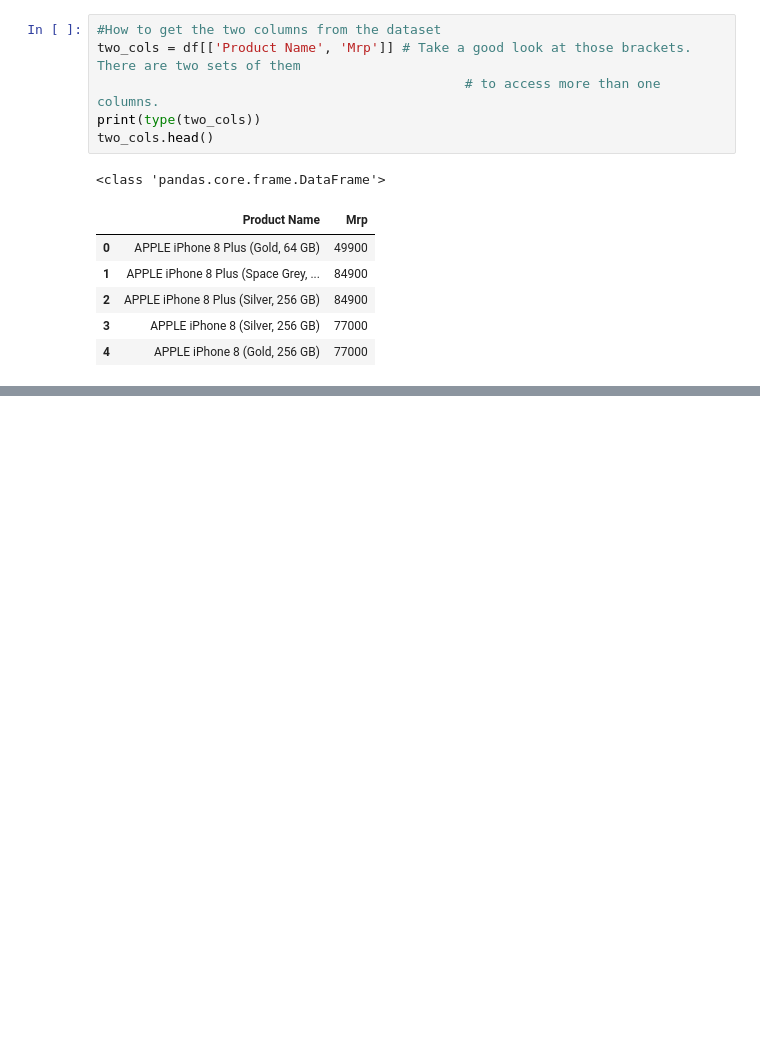
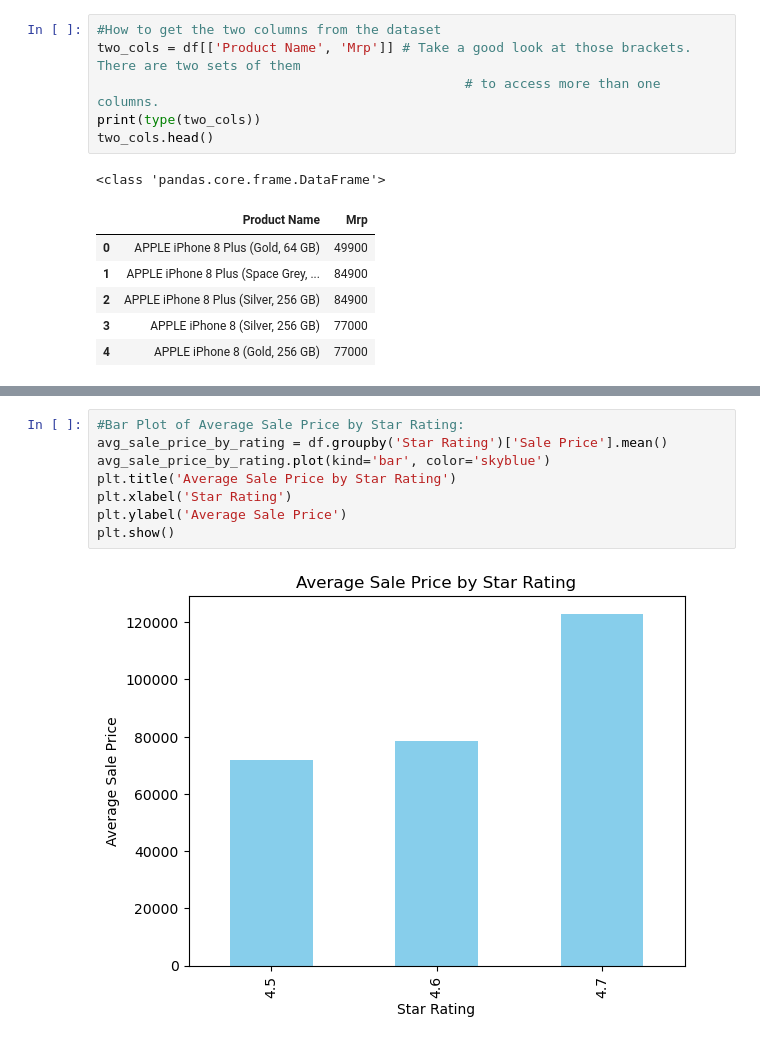
Before and after one commit to gowthamresu/Iphone-Data-Analysis, a Jupyter notebook: Iphone Data Analysis .ipynb, the cells around one changed output, grey strips where cells are left out. Drawn from its saved outputs; the diff is of its cells as text; blank space fills up the shorter version.

```diff
--- a/Iphone Data Analysis .ipynb
+++ b/Iphone Data Analysis .ipynb
@@ -189,0 +213,10 @@ two_cols.head()
+# %%
+#Bar Plot of Average Sale Price by Star Rating:
+avg_sale_price_by_rating = df.groupby('Star Rating')['Sale Price'].mean()
+avg_sale_price_by_rating.plot(kind='bar', color='skyblue')
+plt.title('Average Sale Price by Star Rating')
+plt.xlabel('Star Rating')
+plt.ylabel('Average Sale Price')
+plt.show()
+# %% [output]
+[figure, added]
```
Also changed, not shown: parts of 8 cells of this notebook.
